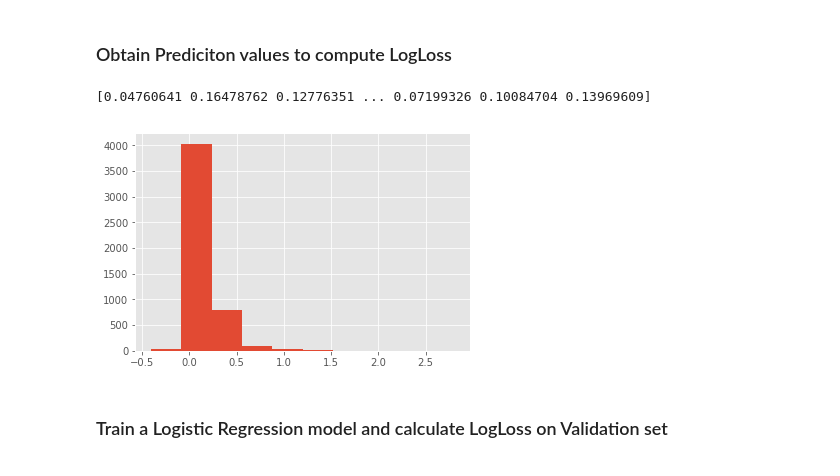
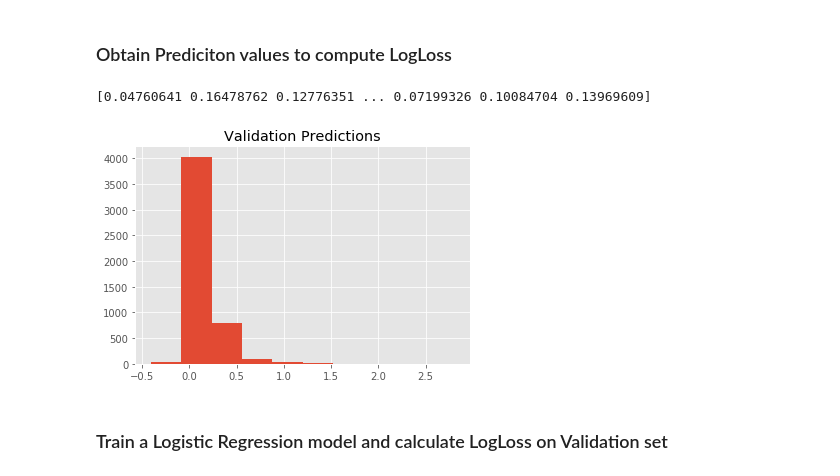
Before and after one commit to acesaif/ml_crash_course, a Jupyter notebook: classification/ml_classification.ipynb, the cells around one changed output. Saved outputs shown, nothing was run; the diff lists cells and outputs as text; code cells hidden in the pictures.

Commit message:
Add title to prediction histogram.

```diff
--- a/classification/ml_classification.ipynb
+++ b/classification/ml_classification.ipynb
@@ -235,15 +235,16 @@ Model training finished.
 # %%
 predtict_validation_input_fn = lambda: my_input_fn(validation_examples,
                                                    validation_targets["median_house_value_is_high"],
                                                    shuffle=False,
                                                    num_epochs=1)
 validation_predictions = linear_regressor.predict(input_fn=predtict_validation_input_fn)
 validation_predictions = np.array([item['predictions'][0] for item in validation_predictions])
 print(validation_predictions)
+plt.title("Validation Predictions")
 _ = plt.hist(validation_predictions)
 # %% [output]
 [0.04760641 0.16478762 0.12776351 ... 0.07199326 0.10084704 0.13969609]
-[figure, old version]
+[figure, new version]
 # %% [markdown]
 ### Train a Logistic Regression model and calculate LogLoss on Validation set
 # %%
```
